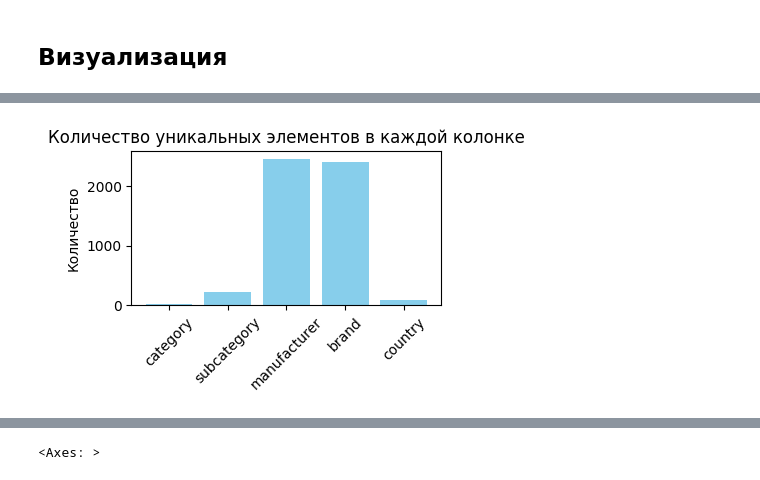
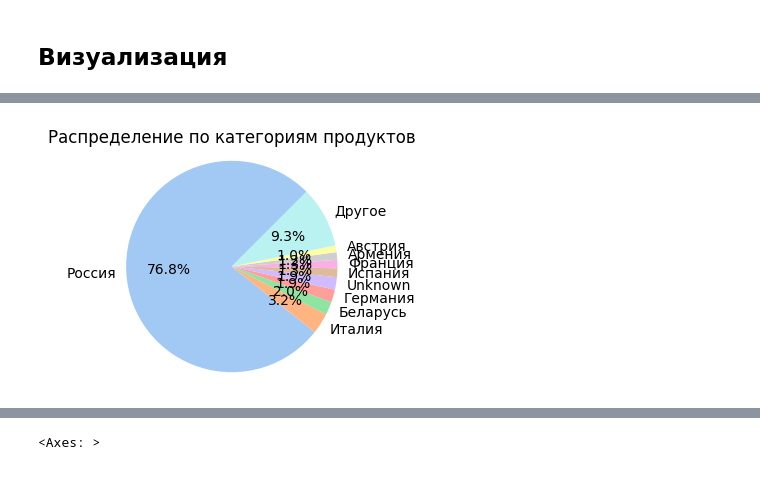
Before and after one commit to 1lazarev/AndanPerek, a Jupyter notebook: Project.ipynb, the cells around one changed output, grey strips where cells are left out. Saved outputs shown, nothing was run; the diff lists cells and outputs as text; code cells hidden in the pictures.

```diff
--- a/Project.ipynb
+++ b/Project.ipynb
@@ -506,18 +572,17 @@ plt.show()
-# %%
-# Выбираем только нужные колонки
-selected_columns = ['category', 'subcategory', 'manufacturer', 'brand', 'country']
-selected_data = df[selected_columns]
-
-# Получаем количество уникальных элементов в каждой колонке
-unique_counts = [len(selected_data[col].unique()) for col in selected_columns]
-
-# Строим график
-plt.figure(figsize=(4, 2))
-plt.bar(selected_columns, unique_counts, color='skyblue')
-plt.title('Количество уникальных элементов в каждой колонке')
-# plt.xlabel('Колонка')
-plt.ylabel('Количество')
-plt.xticks(rotation=45)
-plt.show()
-# %% [output]
-[figure, removed]
+# %%
+threshold_percentage = 0.8
+
+category_counts = df['country'].value_counts()
+
+small_categories_sum = category_counts[category_counts / category_counts.sum() * 100 < threshold_percentage].sum()
+category_counts = category_counts[category_counts / category_counts.sum() * 100 >= threshold_percentage]
+category_counts['Другое'] = small_categories_sum
+
+plt.figure(figsize=(3, 3))
+sns.set_palette("pastel")
+plt.pie(category_counts, labels=category_counts.index, autopct='%1.1f%%', startangle=45)
+plt.title('Распределение по категориям продуктов')
+plt.axis('equal')
+plt.show()
+# %% [output]
+[figure, added]
```
Also changed, not shown: parts of 82 cells of this notebook, 3 other files.
